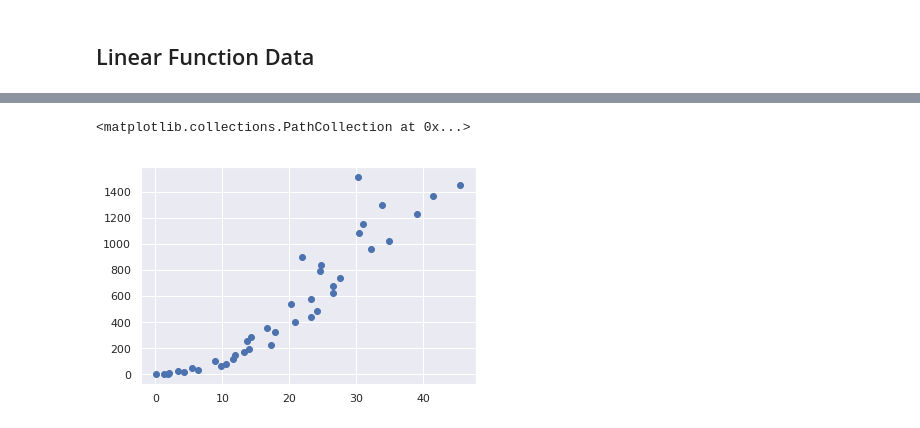
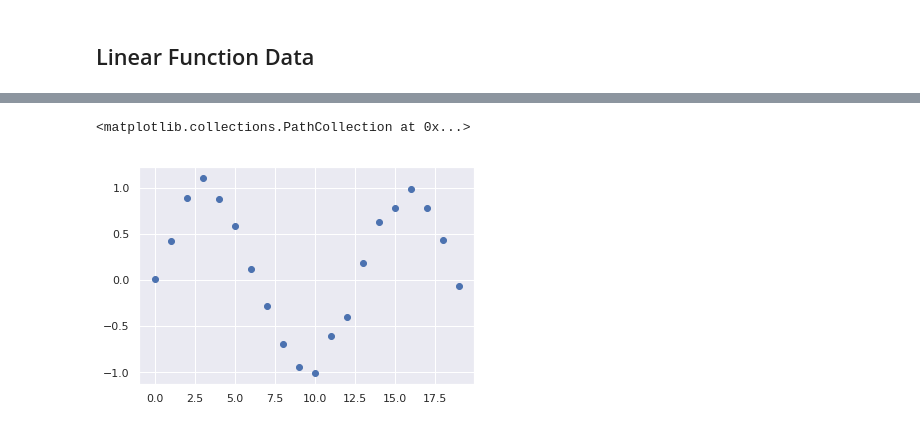
Before and after one commit to cvazz/IntroMLDL, a Jupyter notebook: Regression Example.ipynb, the cells around one changed output, grey strips where cells are left out. Cells and saved outputs as stored; diff of their text form; code cells hidden in the pictures.

Commit message:
Regression Example Update
Changed polynomial regression to periodic regression with moderately good results, Stan didn't reach convergence on the tries.

Started Gaussian regression with Stan part.

```diff
--- a/Regression Example.ipynb
+++ b/Regression Example.ipynb
@@ -201,6 +168,46 @@ TypeError: 'numpy.ufunc' object is not subscriptable
-# %%
-plt.scatter(x_quad,y_quad)
-# %% [output]
-<matplotlib.collections.PathCollection at 0x...>
-[figure, removed]
+# %%
+periodic = """
+data{
+    int<lower=1> N;
+    matrix[N,N] x2;
+    vector[N] y2;
+}
+parameters{
+    real alpha;
+    vector[N] beta;
+    real<lower=0> sigma;
+}
+model{
+    y2 ~ normal(x2*beta + alpha, sigma);
+}
+"""
+
+N = 20
+
+def rbf(h1, h2):
+    return np.sin(np.square(h1-h2))
+
+x2 = np.zeros(shape=(N,N))
+for n1 in range(N):
+    for n2 in range(N):
+        x2[n1, n2] = rbf(x[n1], x[n2])
+
+x2lin = []
+for i in range(0,N):
+    l=i
+    x2lin.append(l)
+
+y2 = []
+for i in range(0,N):
+    l= np.sin(i/2) + np.random.normal(0, 0.1)
+    y2.append(l)
+
+data={'N':N,
+      'y2':y2,
+      'x2':x2}
+
+plt.scatter(x2lin,y2)
+# %% [output]
+<matplotlib.collections.PathCollection at 0x...>
+[figure, added]
 # %%
```
Also changed, not shown: parts of 11 cells of this notebook.
